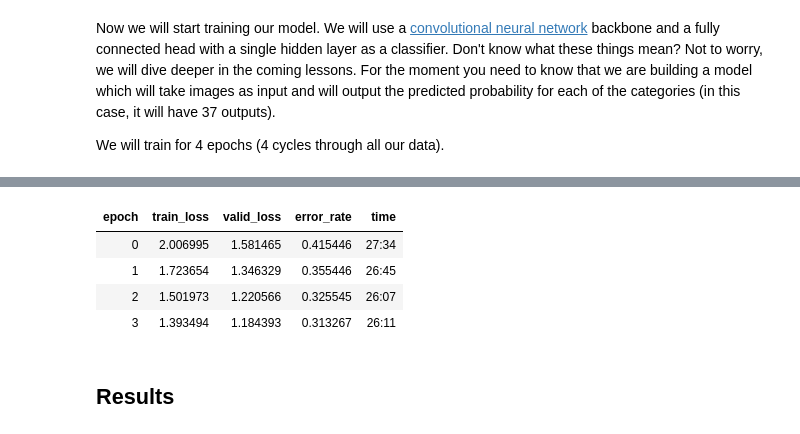
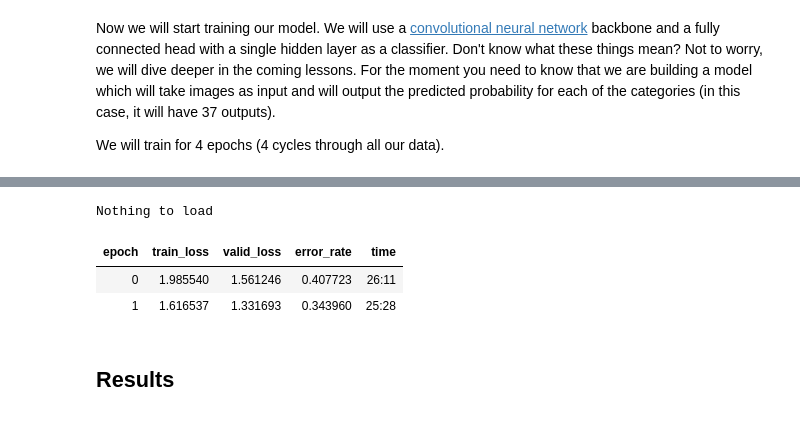
Before and after one commit to brtknr/course-v3, a Jupyter notebook: nbs/dl1/lesson1-food.ipynb, the cells around one changed output, grey strips where cells are left out. Cells and saved outputs as stored; diff of their text form; code cells hidden in the pictures.

```diff
--- a/nbs/dl1/lesson1-food.ipynb
+++ b/nbs/dl1/lesson1-food.ipynb
@@ -113,13 +123,22 @@ Sequential(
     (8): Linear(in_features=512, out_features=101, bias=True)
   )
 )
+# %%
+def try_to_load(m):
+  try:
+    learn.load(m)
+  except Exception as e:
+    print("Nothing to load")
+    pass
+
+try_to_load('stage-1')
+# %% [output]
+Nothing to load
 # %%
-learn.fit_one_cycle(4)
+learn.fit_one_cycle(2)
 # %% [output]
 | epoch | train_loss | valid_loss | error_rate | time |
-| 0 | 2.006995 | 1.581465 | 0.415446 | 27:34 |
-| 1 | 1.723654 | 1.346329 | 0.355446 | 26:45 |
-| 2 | 1.501973 | 1.220566 | 0.325545 | 26:07 |
-| 3 | 1.393494 | 1.184393 | 0.313267 | 26:11 |
+| 0 | 1.985540 | 1.561246 | 0.407723 | 26:11 |
+| 1 | 1.616537 | 1.331693 | 0.343960 | 25:28 |
 # %%
 learn.save('stage-1')
```
Also changed, not shown: parts of 51 cells of this notebook.
